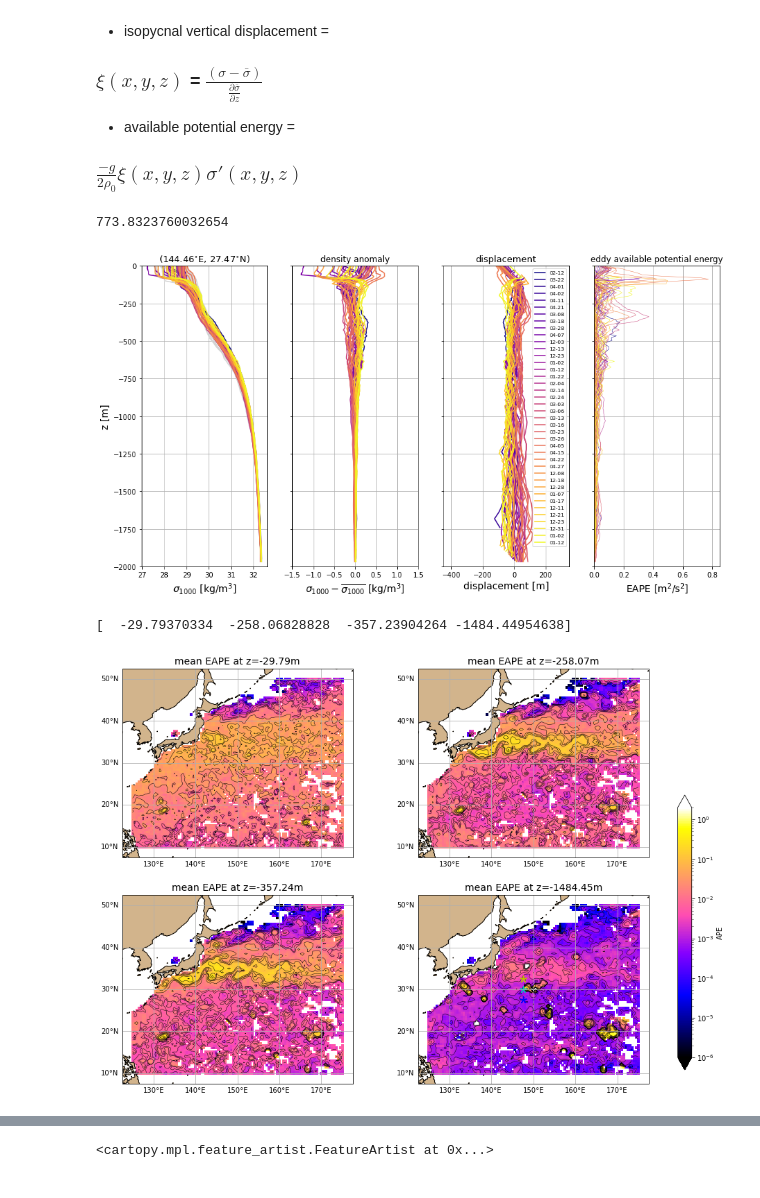
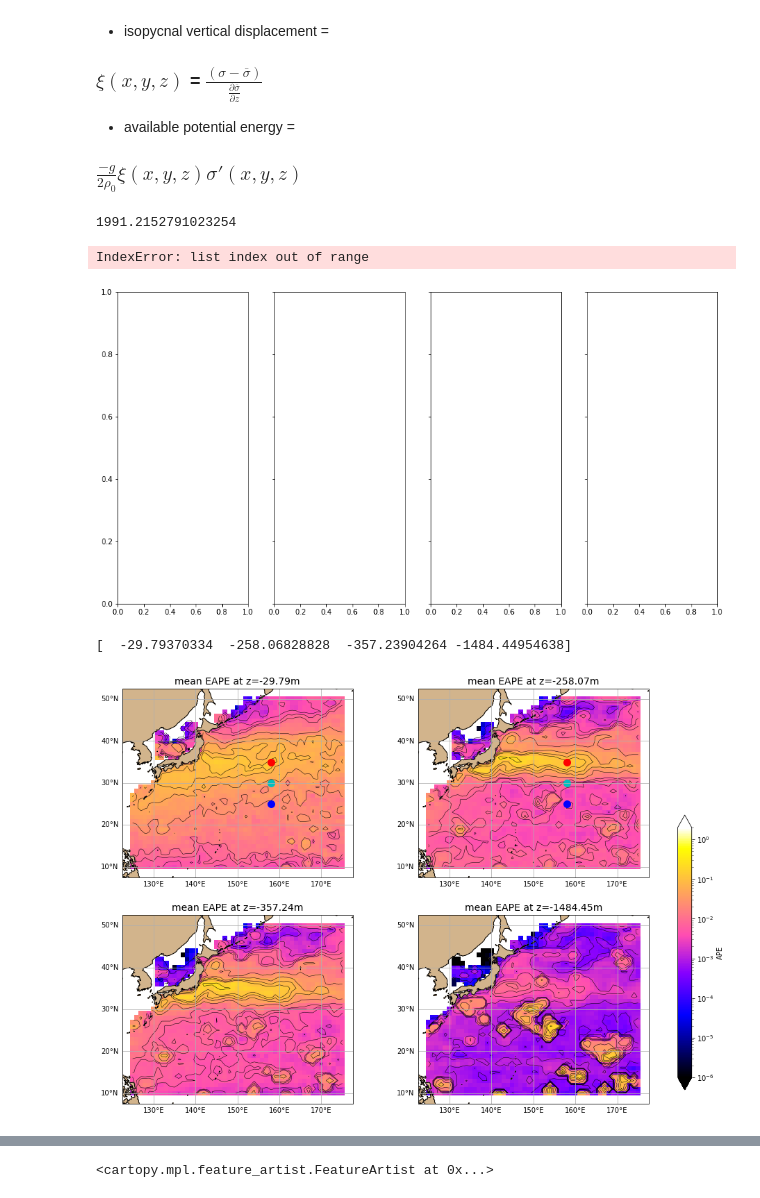
Before and after one commit to jakesteinberg/CPT, a Jupyter notebook: argo_aepe.ipynb, the cells around one changed output, grey strips where cells are left out. Saved outputs shown, nothing was run; the diff lists cells and outputs as text; code cells hidden in the pictures.

```diff
--- a/argo_aepe.ipynb
+++ b/argo_aepe.ipynb
@@ -14,7 +14,7 @@ import glob
 import warnings
 warnings.filterwarnings('ignore')
 # %%
-step = 0.5
+step = 1
 cen_lon = np.arange(125,175+step,step)    # center_latitude (in degrees)
 cen_lat = np.arange(10,50+step,step)      # center longitude (in degrees)
 p_grid = np.arange(0,2000,10)
@@ -22,9 +22,9 @@ rho_grid = np.arange(24,32.5,0.1)
 z_grid = gsw.z_from_p(p_grid,30)
 this_year = ['2009', '2010', '2011', '2012', '2013', \
              '2014', '2015', '2016', '2017', '2018']
-this_month = ['01', '02', '03', '04', '12']
+# this_month = ['01', '02', '03', '04', '12']
 # this_month = ['05', '06', '07', '08', '09', '10']
-# this_month = ['01', '02', '03', '04', '05', '06', '07', '08', '09', '10', '11', '12']
+this_month = ['01', '02', '03', '04', '05', '06', '07', '08', '09', '10', '11', '12']
 
 # select desired times
 this_month_int = np.nan * np.ones(len(this_month))
@@ -311,7 +311,7 @@ for each profile within circle centered at center_lon, center_lat, calculate
 ### $\frac{-g}{2\rho_0} \xi(x,y,z) \sigma'(x,y,z)$
 # %%
 # compute density and displacement
-month_bound = 0 # number of months +/- this profile to average over for mean rho
+month_bound = 6 # number of months +/- this profile to average over for mean rho
 # if zero mean density profile is entire time average
 
 lon_grid, lat_grid = np.meshgrid(cen_lon, cen_lat)
@@ -406,13 +406,13 @@ for ii in tqdm(range(len(cen_lon))):
 
             # -- to save time and space can comment out these variables
             # (for large smoothing factors, can be very large)
-            rho_out.append(rho1000)
-            rho_prime_out.append(rho_prime)
+            # rho_out.append(rho1000)
+            # rho_prime_out.append(rho_prime)
             # OLD n2_out.append(np.concatenate((n2[:, None], p_mid[:, None]), axis=1))
             # OLD eta_out.append(eta)
-            eta2_out.append(eta_2)
-            ape2_out.append((-9.81/(2*1000))*eta_2*rho_prime)
-            ape3_out.append((eta_2**2)*(n2))
+            # eta2_out.append(eta_2)
+            # ape2_out.append((-9.81/(2*1000))*eta_2*rho_prime)
+            # ape3_out.append((eta_2**2)*(n2))
 
             mean_rho[ii,jj,:] = rho_bar_0  # total time mean density profile
             mean_t_on_rho[ii,jj,:] = np.nanmean(t_rho_o[master_count], axis=1)
@@ -436,10 +436,10 @@ for ii in tqdm(range(len(cen_lon))):
 time1 = time.time()
 print(time1 - time0)
 # %% [output]
-773.8323760032654
+1991.2152791023254
 # %%
 # single eta check
-this_loc = 3194 # 5385 # 3395 # 3517 # 4565  # 2070 # 2863  # 1830
+this_loc = 1000 # 3185 # 5385 # 3395 # 3517 # 4565  # 2070 # 2863  # 1830
 loc_t_sort = np.argsort(time_o[this_loc])
 
 bml = np.where(z_grid < -150)[0]
@@ -466,36 +466,37 @@ for i in range(p_s, p_s+ntp):
             label=str(time_o[this_loc][loc_t_sort[i]])[5:10])
 handles, labels = ax.get_legend_handles_labels()
 ax.legend(handles, labels, fontsize=7.5)
 ax.set_xlim([-450, 350])
 ax.set_ylim([-2000, 0])
 ax.grid()
 ax.set_xlabel('displacement [m]',fontsize=14)
 ax.set_title('displacement', fontsize=13)
 
 # eta and APE [ (ms^2)*m ]
 for i in range(len(time_o[this_loc])):  # np.shape(eta2_out[this_loc])[1]
     ax2.plot(rho_out[this_loc][:,i], z_grid, color='#D3D3D3')
 for i in range(p_s, p_s+ntp):  # np.shape(eta2_out[this_loc])[1]
     ax2.plot(rho_out[this_loc][:,i], z_grid, color=c_eta(i))
     ax4.plot(rho_prime_out[this_loc][:,i], z_grid, color=c_eta(i))
     ax3.plot(ape3_out[this_loc][:,i], z_grid, linewidth=0.5, color=c_eta(i))
 ax2.set_title('(' + str(np.round(np.nanmean(lon_o[this_loc]),2)) + '$^{\circ}$E, ' + \
               str(np.round(np.nanmean(lat_o[this_loc]),2)) + '$^{\circ}$N'+ ')', fontsize=13)
 ax2.set_xlabel('$\sigma_{1000}$ [kg/m$^{3}$]', fontsize=14)
 ax2.set_ylabel('z [m]',fontsize=14)
 ax4.set_title('density anomaly')
 ax4.set_xlabel('$\sigma_{1000} - \overline{\sigma_{1000}}$ [kg/m$^{3}$]', fontsize=14)
 ax3.set_title('eddy available potential energy')  # at ' + str(cen_lon[this_lon]) + '$^{\circ}$E, ' + str(cen_lat[this_lat]) + '$^{\circ}$N')
 ax3.set_xlabel('EAPE [m$^2$/s$^2$]',fontsize=14)
 ax3.set_xlim([-0.001, 0.85])
 ax4.set_xlim([-1.5, 1.5])
 ax2.grid()
 ax4.grid()
 ax3.grid()
-f.savefig('/Users/jakesteinberg/Desktop/sample_disp_progression_' + \
-          str(dates[0])[0:4] + '_' + str(dates[-1])[0:4] + '_winter_allt_mrho.jpg', dpi=550)
+# f.savefig('/Users/jakesteinberg/Desktop/sample_disp_progression_' + \
+#           str(dates[0])[0:4] + '_' + str(dates[-1])[0:4] + '_winter_allt_mrho.jpg', dpi=550)
 # %% [output]
+IndexError: list index out of range
-[figure, old version]
+[figure, new version]
 # %%
 this_z = [3, 26, 36, 150]
 print(z_grid[this_z])
@@ -529,19 +530,20 @@ for i in range(len(gax)):
     gl.xlabels_top = False
     gl.ylabels_right = False
 
-this_lon=45
-this_lat=40
-gax[i].scatter(lon_grid[this_lat,this_lon],lat_grid[this_lat,this_lon],color='c',marker=(5,2),s=80)
-gax[i].scatter(lon_grid[this_lat+5,this_lon],lat_grid[this_lat+5,this_lon],color='y',marker=(5,2),s=80)
-gax[i].scatter(lon_grid[this_lat-5,this_lon],lat_grid[this_lat-5,this_lon],color='b',marker=(5,2),s=80)
+this_lon=33 # 45
+this_lat=20 # 40
+for i in range(2):
+    gax[i].scatter(lon_grid[this_lat,this_lon],lat_grid[this_lat,this_lon],color='c',s=100)
+    gax[i].scatter(lon_grid[this_lat+5,this_lon],lat_grid[this_lat+5,this_lon],color='r',s=100)
+    gax[i].scatter(lon_grid[this_lat-5,this_lon],lat_grid[this_lat-5,this_lon],color='b',s=100)
 cbpos = [0.93, 0.15, 0.02, 0.5]
 cax = f.add_axes(cbpos)
 cb = f.colorbar(ape_ax, cax=cax, orientation='vertical', extend='both', label='APE')
-# f.savefig('/Users/jakesteinberg/Documents/CPT/meetings/2021_04_30/sample_eape_annual_mrho.jpg', dpi=550)
+f.savefig('/Users/jakesteinberg/Documents/CPT/meetings/2021_07_01/eape_1yr.jpg', dpi=550)
 # f.savefig('/Users/jakesteinberg/Desktop/sample_eape_winter.jpg', dpi=550)
 # %% [output]
 [  -29.79370334  -258.06828828  -357.23904264 -1484.44954638]
-[figure, old version]
+[figure, new version]
 # %%
 f, ax = plt.subplots(1,1,figsize=(4,7))
 ax.plot(ape2[this_lat, this_lon],z_grid,color='c')
```
Also changed, not shown: parts of 4 cells of this notebook, 2 other files.
